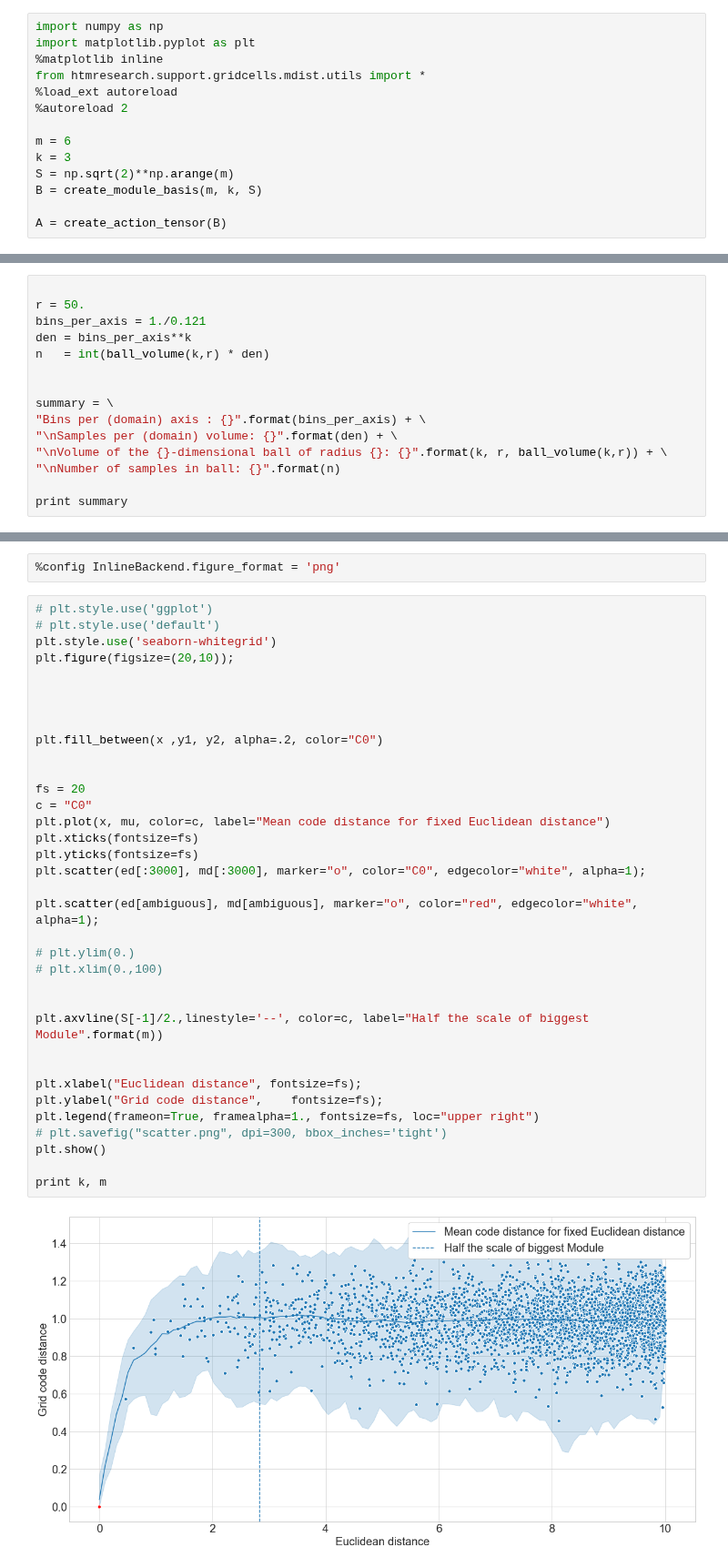
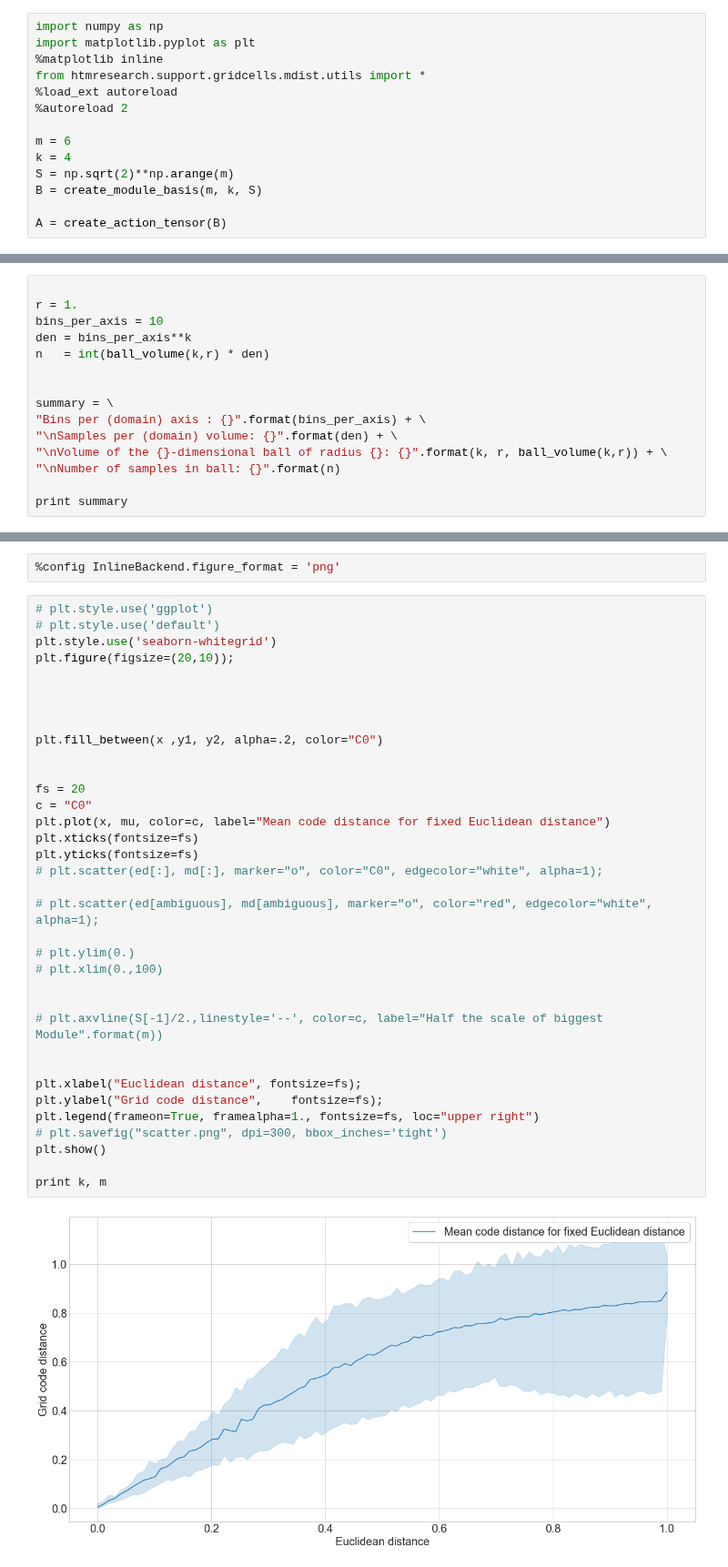
Before and after one commit to mirkoklukas/htmresearch, a Jupyter notebook: projects/kdimgrid/jupyter/Module-distance graph.ipynb, the cells around one changed output, grey strips where cells are left out. Shown at 91% size. Drawn from its saved outputs; the diff is of its cells as text.

Commit message:
created rndm walk visuals

```diff
--- a/projects/kdimgrid/jupyter/Module-distance graph.ipynb
+++ b/projects/kdimgrid/jupyter/Module-distance graph.ipynb
@@ -7,7 +7,7 @@ from htmresearch.support.gridcells.mdist.utils import *
 %autoreload 2
 
 m = 6
-k = 3
+k = 4
 S = np.sqrt(2)**np.arange(m)
 B = create_module_basis(m, k, S)
 
@@ -53,7 +53,7 @@ plt.show()
 # %%
 
-r = 50.
-bins_per_axis = 1./0.121
+r = 1.
+bins_per_axis = 10
 den = bins_per_axis**k
 n   = int(ball_volume(k,r) * den)
 
@@ -149,34 +150,34 @@ ambiguous = np.where(md < nbh_radius)[0]
 plt.style.use('seaborn-whitegrid')
 plt.figure(figsize=(20,10));
 
 
 
 
 plt.fill_between(x ,y1, y2, alpha=.2, color="C0")
 
 
 fs = 20
 c = "C0"
 plt.plot(x, mu, color=c, label="Mean code distance for fixed Euclidean distance")
 plt.xticks(fontsize=fs)
 plt.yticks(fontsize=fs)
-plt.scatter(ed[:3000], md[:3000], marker="o", color="C0", edgecolor="white", alpha=1);
+# plt.scatter(ed[:], md[:], marker="o", color="C0", edgecolor="white", alpha=1);
 
-plt.scatter(ed[ambiguous], md[ambiguous], marker="o", color="red", edgecolor="white", alpha=1);
+# plt.scatter(ed[ambiguous], md[ambiguous], marker="o", color="red", edgecolor="white", alpha=1);
 
 # plt.ylim(0.)
 # plt.xlim(0.,100)
 
 
-plt.axvline(S[-1]/2.,linestyle='--', color=c, label="Half the scale of biggest Module".format(m))
+# plt.axvline(S[-1]/2.,linestyle='--', color=c, label="Half the scale of biggest Module".format(m))
 
 
 plt.xlabel("Euclidean distance", fontsize=fs);
 plt.ylabel("Grid code distance",    fontsize=fs);
 plt.legend(frameon=True, framealpha=1., fontsize=fs, loc="upper right")
 # plt.savefig("scatter.png", dpi=300, bbox_inches='tight')
 plt.show()
 
 print k, m
 # %% [output]
-[figure, old version]
+[figure, new version]
```
Also changed, not shown: parts of 5 cells of this notebook, 49 other files.
